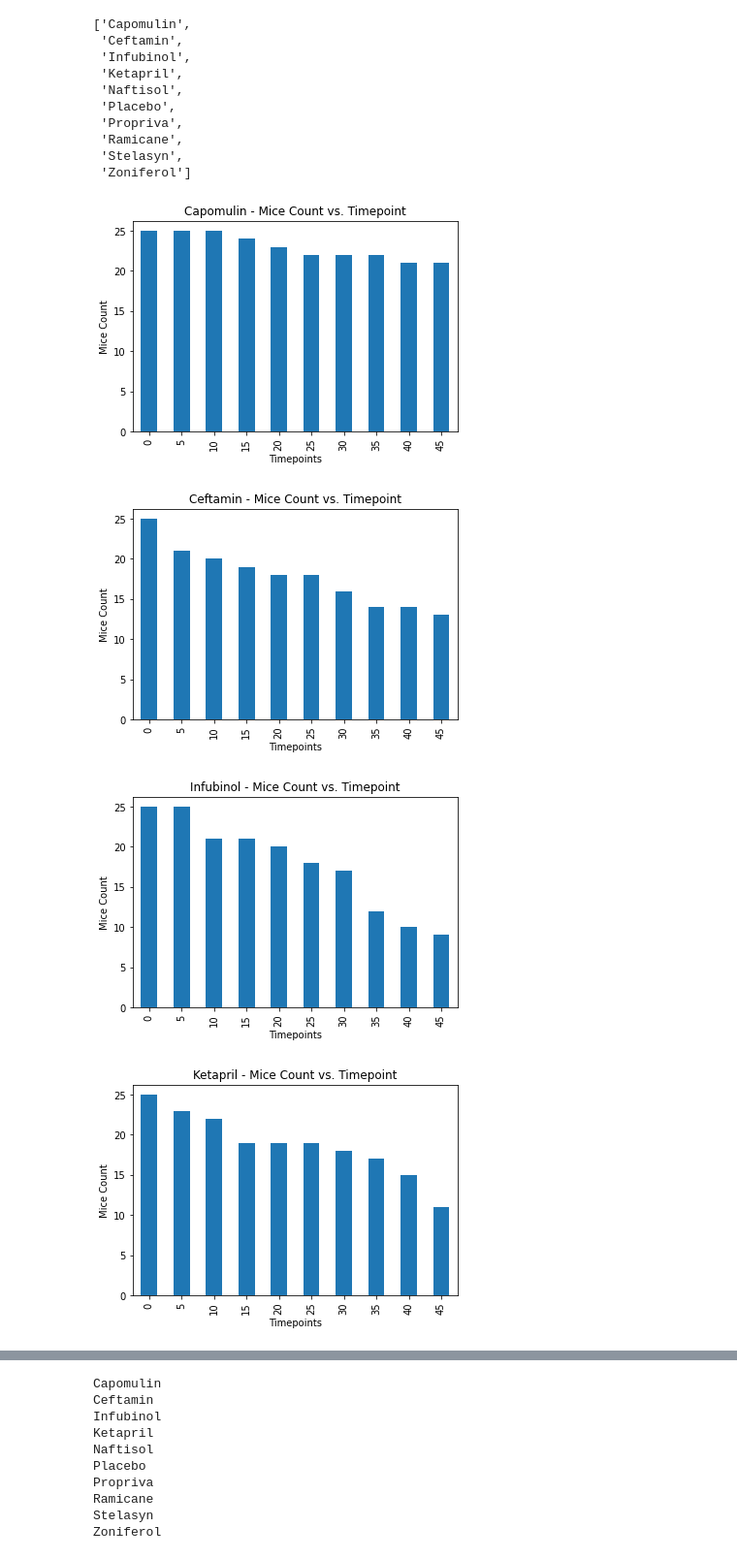
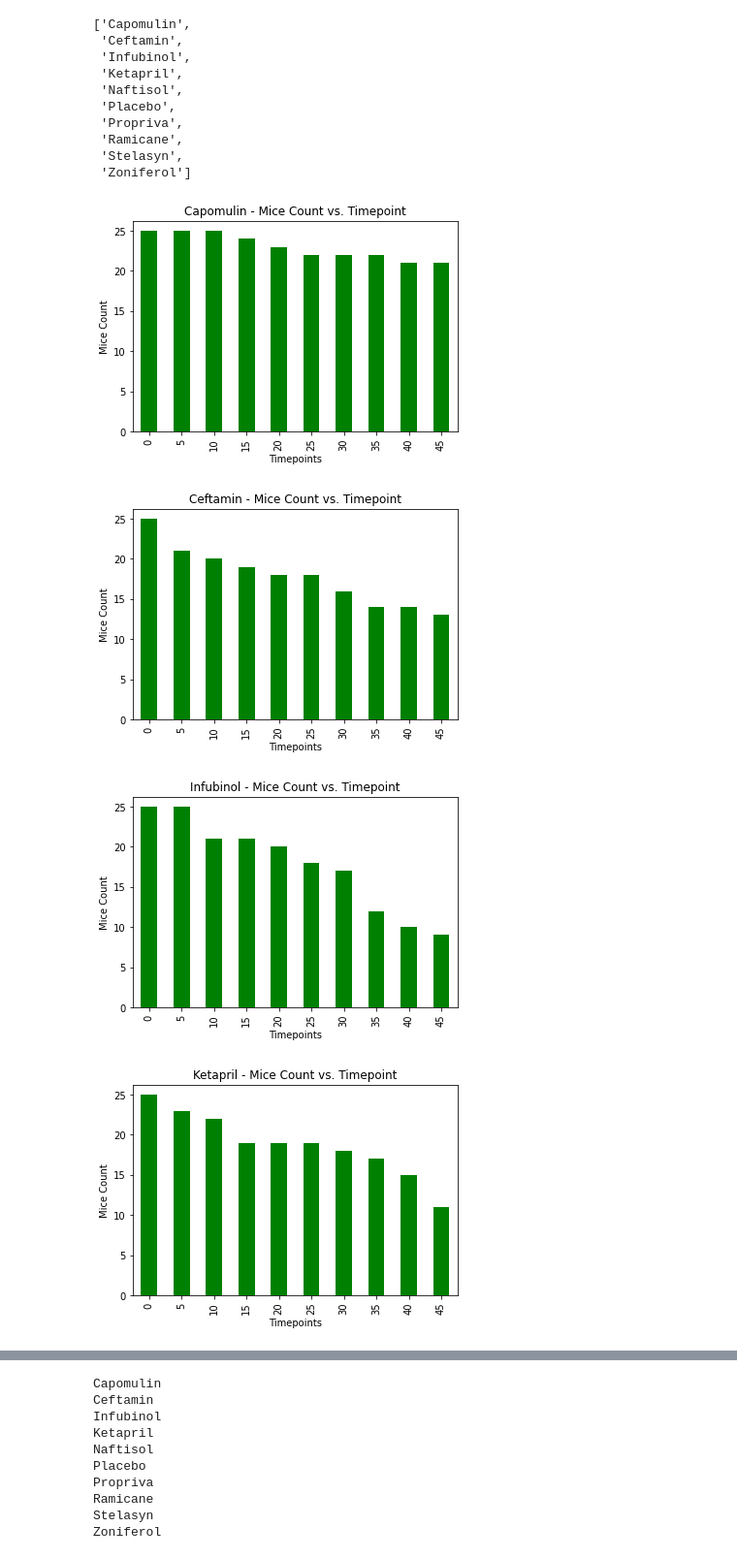
Before and after one commit to IrinaUX/MatPlotLib_hw, a Jupyter notebook: pymaceuticals_starter-Copy5_Statisctics.ipynb, the cells around one changed output, grey strips where cells are left out. Shown at 97% size. Drawn from its saved outputs; the diff is of its cells as text; code cells hidden in the pictures.

```diff
--- a/pymaceuticals_starter-Copy5_Statisctics.ipynb
+++ b/pymaceuticals_starter-Copy5_Statisctics.ipynb
@@ -151,17 +151,17 @@ drug_list
 # %%
 for x in range(len(drug_list)):
     drug_name = drug_list[x]
     drug_list[x] = clean_df.loc[clean_df["Drug Regimen"] == drug_list[x]]
     plot_title = f"{drug_name} - Mice Count vs. Timepoint"
     drug_list[x] = drug_list[x][["Mouse ID", "Timepoint"]]
     drug_list[x] = drug_list[x].groupby('Timepoint')
     mouse_id = drug_list[x]['Mouse ID'].count()
-    timepoint_barchart = mouse_id.plot(kind='bar', title=plot_title)
+    timepoint_barchart = mouse_id.plot(kind='bar', title=plot_title, color='g')
     timepoint_barchart.set_xlabel("Timepoints")
     timepoint_barchart.set_ylabel("Mice Count")
     plt.show()
 # %% [output]
-[figure, old version]
+[figure, new version]
-[figure, old version]
+[figure, new version]
-[figure, old version]
+[figure, new version]
-[figure, old version]
+[figure, new version]
```
Also changed, not shown: parts of 4 cells of this notebook, 14 other files.
